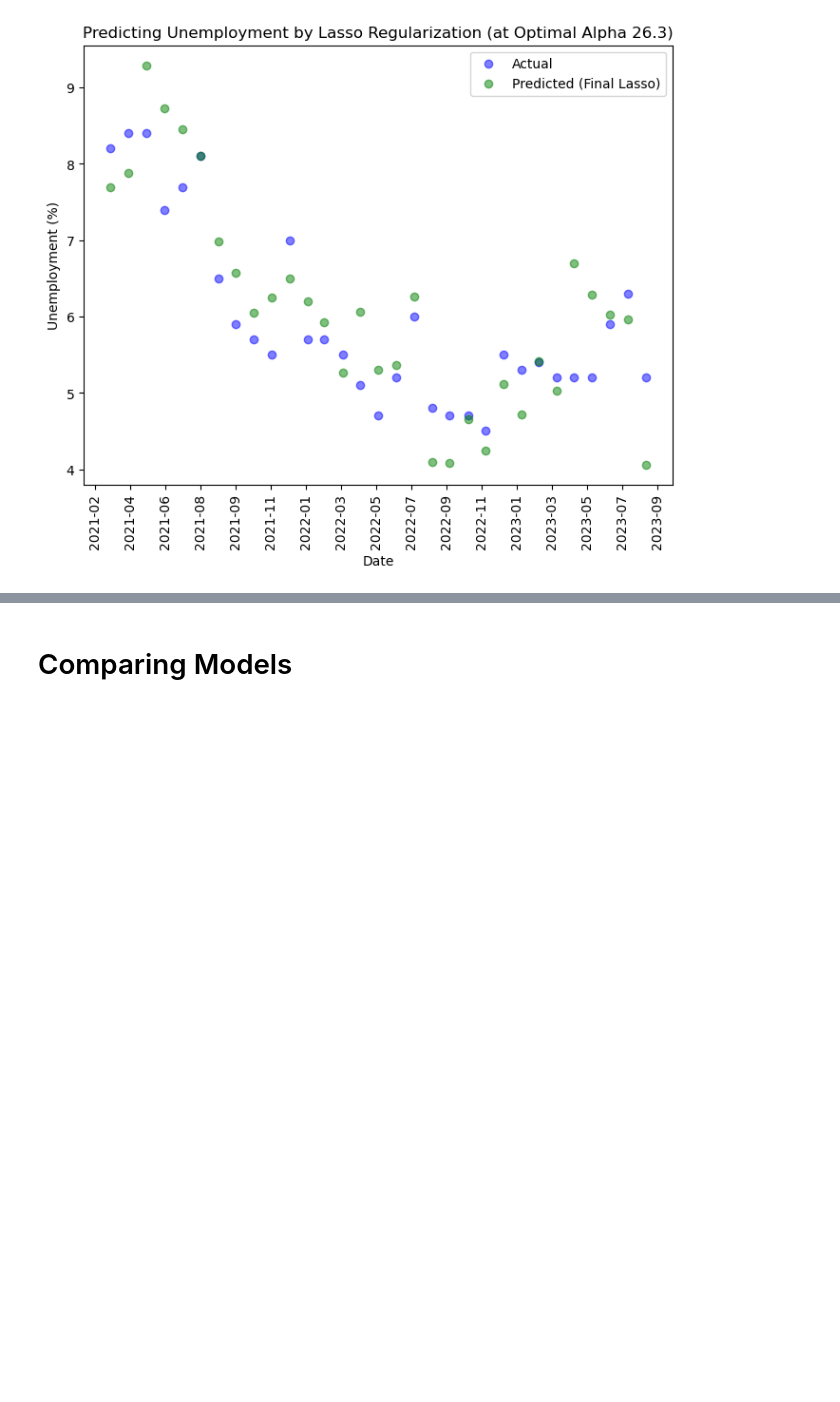
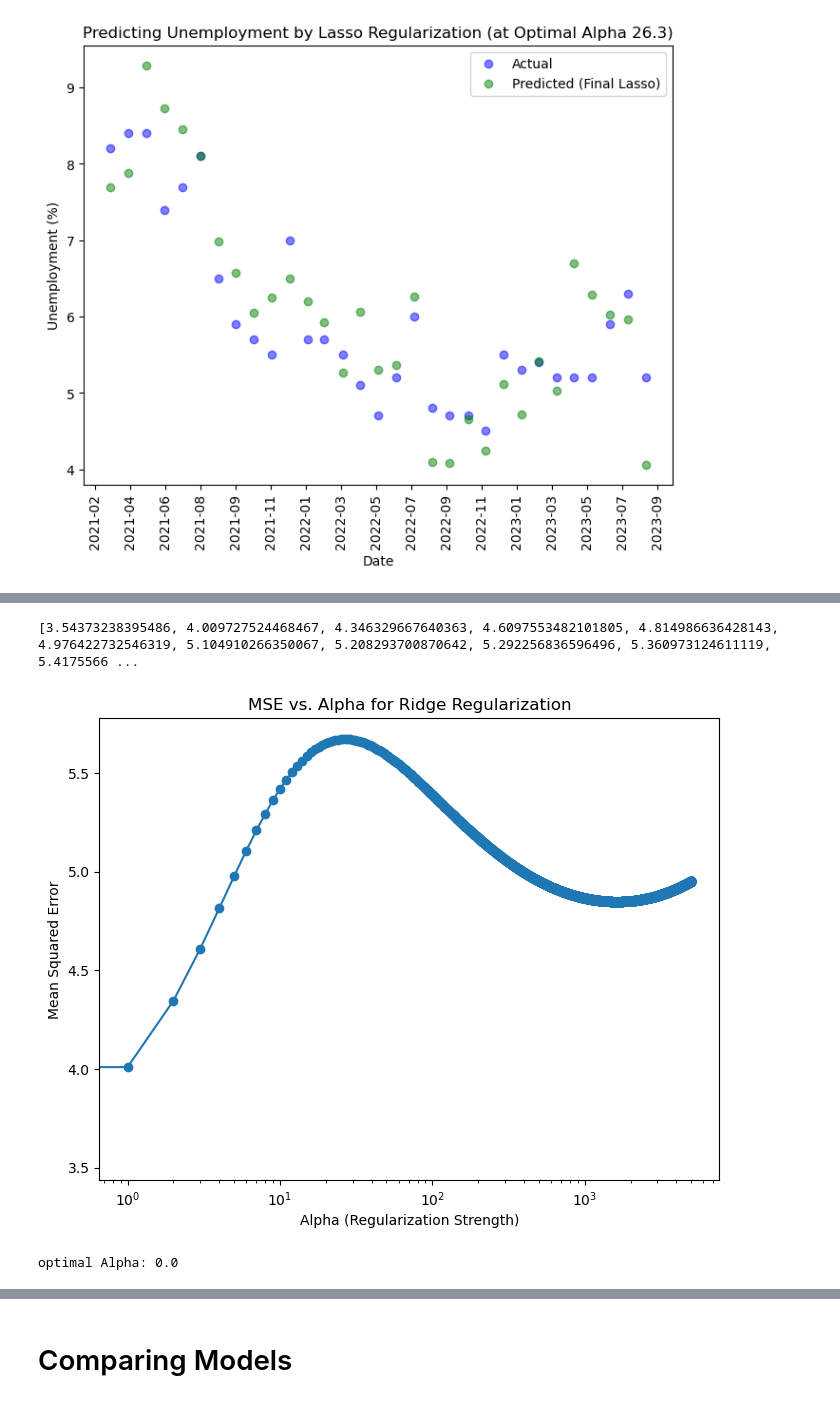
Before and after one commit to gso5699/Predicting-Unemployment-MSCI446-Project-, a Jupyter notebook: Regression_models.ipynb, the cells around one changed output, grey strips where cells are left out. Drawn from its saved outputs; the diff is of its cells as text; code cells hidden in the pictures; blank space fills up the shorter version.

```diff
--- a/Regression_models.ipynb
+++ b/Regression_models.ipynb
@@ -523,3 +516,37 @@ lasso_data = {
         'mape': mape
     }
 }
+# %%
+#check different lasso alpha values
+alpha_values = np.arange(0, 5000.1, 1).tolist()
+ridge_mse_values = []
+
+for alpha in alpha_values:
+
+    #fit model and check mse
+    ridge_model = Ridge(alpha=alpha)
+    ridge_model.fit(X_train[best_subset_features], y_train)
+    ridge_test_preds = ridge_model.predict(X_test[best_subset_features])
+    mse = mean_squared_error(y_test, ridge_test_preds)
+    ridge_mse_values.append(mse)
+
+#output mses of different alpha values
+print(ridge_mse_values)
+# %% [output]
+[3.54373238395486, 4.009727524468467, 4.346329667640363, 4.6097553482101805, 4.814986636428143, 4.976422732546319, 5.104910266350067, 5.208293700870642, 5.292256836596496, 5.360973124611119, 5.4175566 ...
+# %%
+# find optimal ridge alpha
+optimal_alpha = alpha_values[np.argmin(ridge_mse_values)]
+print(f"optimal Alpha: {optimal_alpha}")
+
+#graph for different alpha values
+plt.figure(figsize=(8, 6))
+plt.plot(alpha_values, ridge_mse_values, marker='o')
+plt.xscale('log')
+plt.xlabel('Alpha (Regularization Strength)')
+plt.ylabel('Mean Squared Error')
+plt.title('MSE vs. Alpha for Ridge Regularization')
+plt.show()
+# %% [output]
+[figure, added]
+optimal Alpha: 0.0
```
Also changed, not shown: parts of 20 cells of this notebook.
